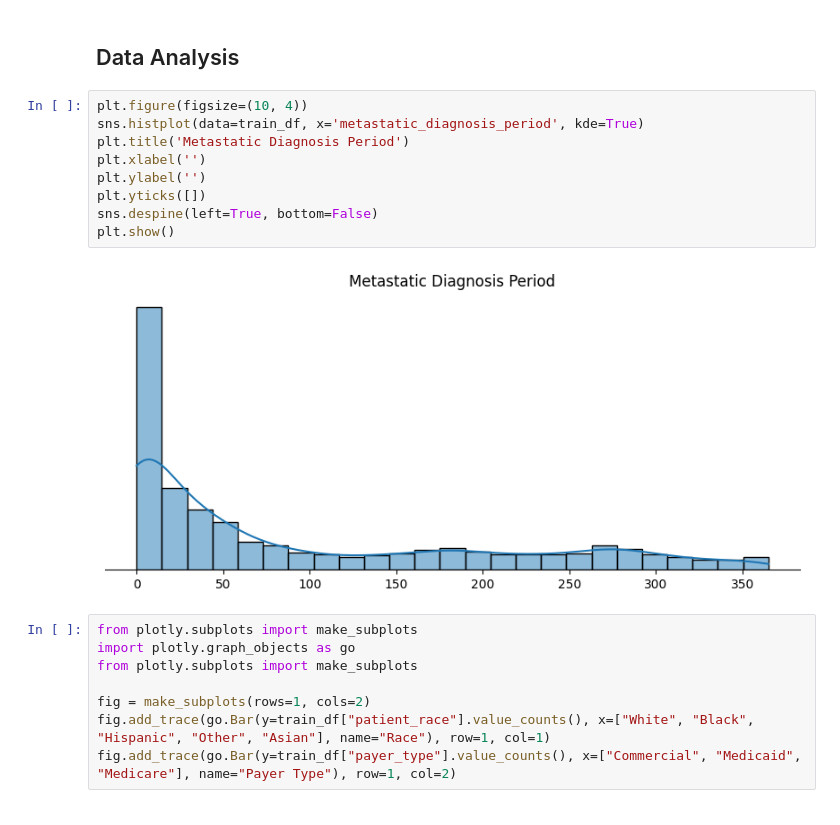
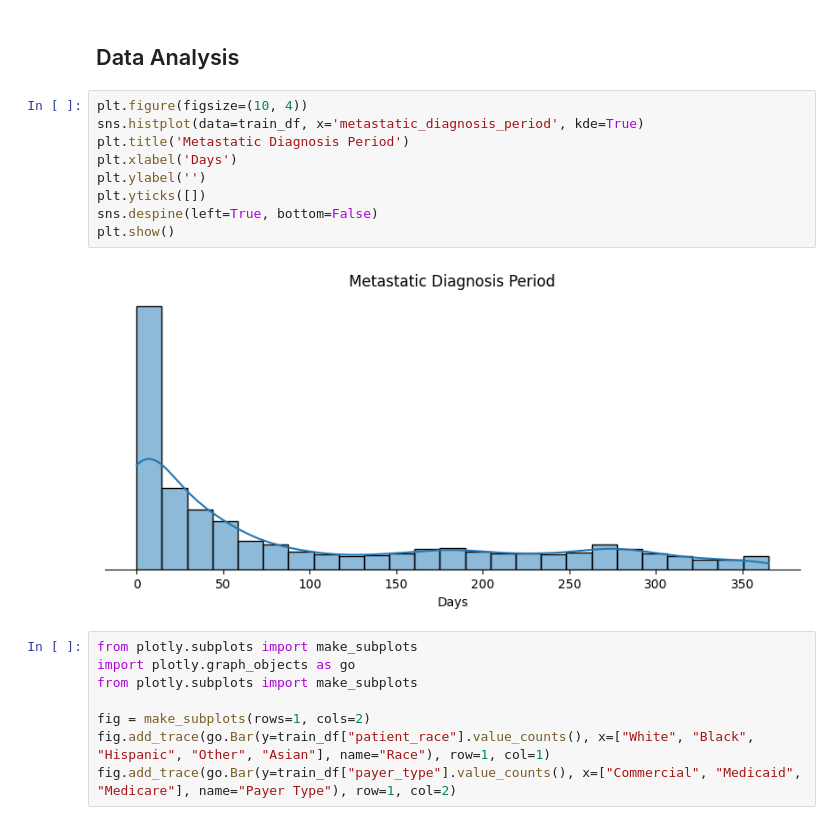
Before and after one commit to feer-rodriguess90/WiDS_Challenge2, a Jupyter notebook: WIDS_2024_Challenge_2.ipynb, the cells around one changed output. Drawn from its saved outputs; the diff is of its cells as text.

```diff
--- a/WIDS_2024_Challenge_2.ipynb
+++ b/WIDS_2024_Challenge_2.ipynb
@@ -88,14 +91,14 @@ Numerical columns:  ['patient_id', 'patient_zip3', 'patient_age', 'bmi', 'popula
 # %%
 plt.figure(figsize=(10, 4))
 sns.histplot(data=train_df, x='metastatic_diagnosis_period', kde=True)
 plt.title('Metastatic Diagnosis Period')
-plt.xlabel('')
+plt.xlabel('Days')
 plt.ylabel('')
 plt.yticks([])
 sns.despine(left=True, bottom=False)
 plt.show()
 # %% [output]
-[figure, old version]
+[figure, new version]
 # %%
 from plotly.subplots import make_subplots
 import plotly.graph_objects as go
```
Also changed, not shown: parts of 28 cells of this notebook.
